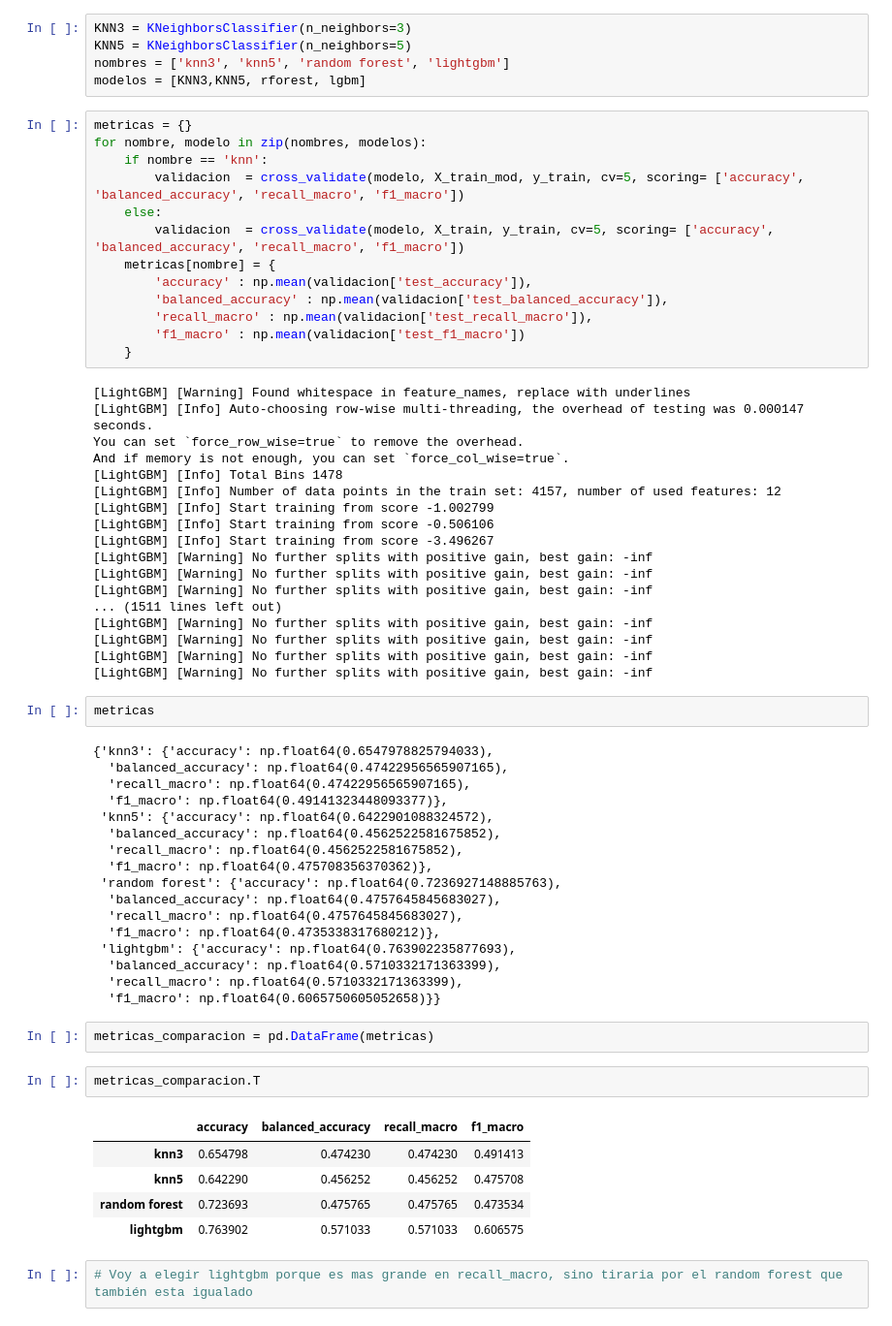
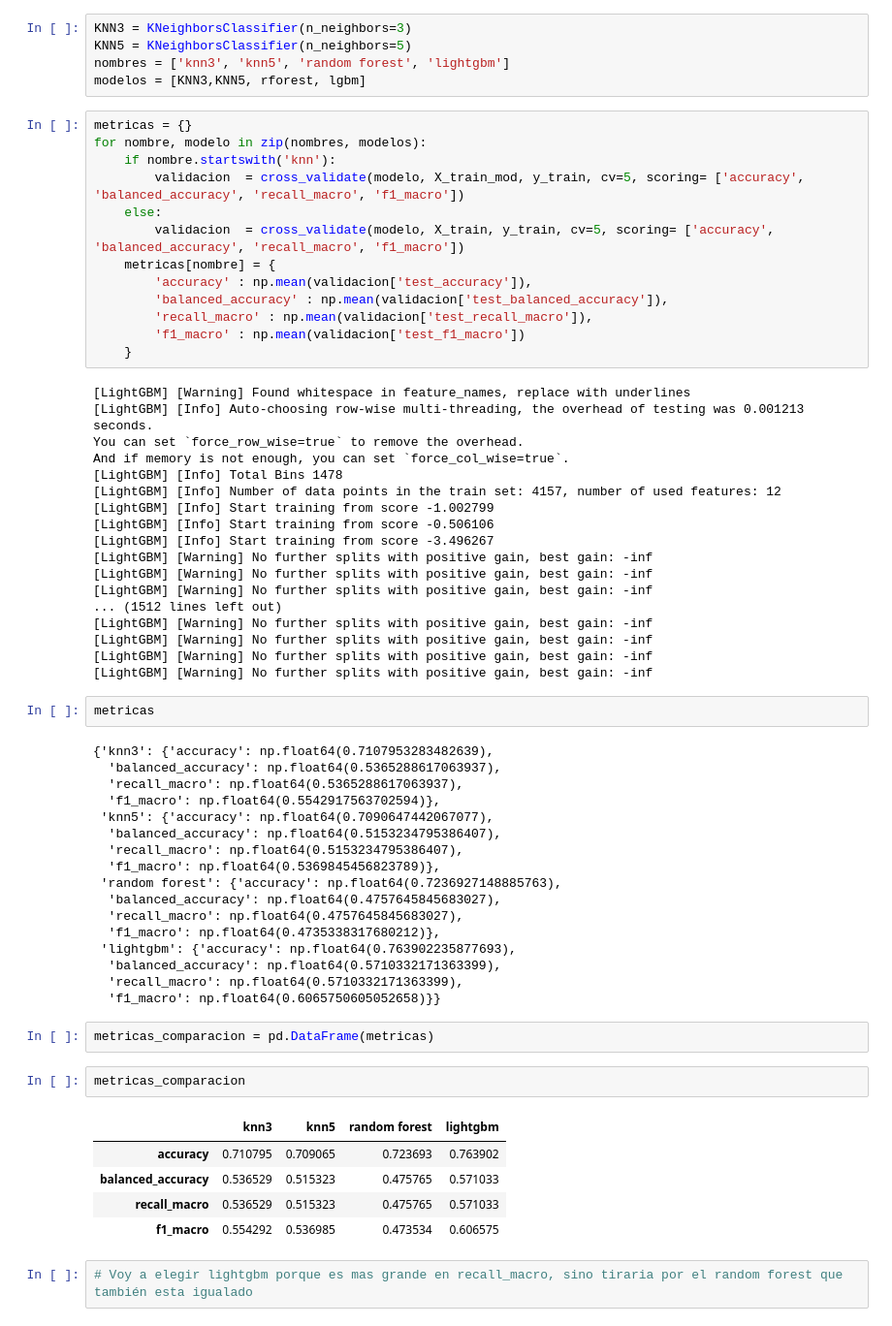
Before and after one commit to cristiancabezas/ONLINE_DS_THEBRIDGE_CRISTIAN, a Jupyter notebook: Sprint_12/Unidad_02/Practica_Obligatoria/18_Practica_Obligatoria_Repaso_Aprendizaje_Supervisado.ipynb, the cells around one changed output. Shown at 97% size. Drawn from its saved outputs; the diff is of its cells as text.

```diff
--- a/Sprint_12/Unidad_02/Practica_Obligatoria/18_Practica_Obligatoria_Repaso_Aprendizaje_Supervisado.ipynb
+++ b/Sprint_12/Unidad_02/Practica_Obligatoria/18_Practica_Obligatoria_Repaso_Aprendizaje_Supervisado.ipynb
@@ -225,7 +225,7 @@ modelos = [KNN3,KNN5, rforest, lgbm]
 # %%
 metricas = {}
 for nombre, modelo in zip(nombres, modelos):
-    if nombre == 'knn':
+    if nombre.startswith('knn'):
         validacion  = cross_validate(modelo, X_train_mod, y_train, cv=5, scoring= ['accuracy', 'balanced_accuracy', 'recall_macro', 'f1_macro'])
     else:
         validacion  = cross_validate(modelo, X_train, y_train, cv=5, scoring= ['accuracy', 'balanced_accuracy', 'recall_macro', 'f1_macro'])
@@ -237,7 +237,7 @@ for nombre, modelo in zip(nombres, modelos):
     }
 # %% [output]
 [LightGBM] [Warning] Found whitespace in feature_names, replace with underlines
-[LightGBM] [Info] Auto-choosing row-wise multi-threading, the overhead of testing was 0.000147 seconds.
+[LightGBM] [Info] Auto-choosing row-wise multi-threading, the overhead of testing was 0.001213 seconds.
 You can set `force_row_wise=true` to remove the overhead.
 And if memory is not enough, you can set `force_col_wise=true`.
 [LightGBM] [Info] Total Bins 1478
@@ -248,7 +248,7 @@ And if memory is not enough, you can set `force_col_wise=true`.
 [LightGBM] [Warning] No further splits with positive gain, best gain: -inf
 [LightGBM] [Warning] No further splits with positive gain, best gain: -inf
 [LightGBM] [Warning] No further splits with positive gain, best gain: -inf
-... (1511 lines left out)
+... (1512 lines left out)
 [LightGBM] [Warning] No further splits with positive gain, best gain: -inf
 [LightGBM] [Warning] No further splits with positive gain, best gain: -inf
 [LightGBM] [Warning] No further splits with positive gain, best gain: -inf
@@ -256,14 +256,14 @@ And if memory is not enough, you can set `force_col_wise=true`.
 # %%
 metricas
 # %% [output]
-{'knn3': {'accuracy': np.float64(0.6547978825794033),
-  'balanced_accuracy': np.float64(0.47422956565907165),
-  'recall_macro': np.float64(0.47422956565907165),
-  'f1_macro': np.float64(0.49141323448093377)},
- 'knn5': {'accuracy': np.float64(0.6422901088324572),
-  'balanced_accuracy': np.float64(0.4562522581675852),
-  'recall_macro': np.float64(0.4562522581675852),
-  'f1_macro': np.float64(0.475708356370362)},
+{'knn3': {'accuracy': np.float64(0.7107953283482639),
+  'balanced_accuracy': np.float64(0.5365288617063937),
+  'recall_macro': np.float64(0.5365288617063937),
+  'f1_macro': np.float64(0.5542917563702594)},
+ 'knn5': {'accuracy': np.float64(0.7090647442067077),
+  'balanced_accuracy': np.float64(0.5153234795386407),
+  'recall_macro': np.float64(0.5153234795386407),
+  'f1_macro': np.float64(0.5369845456823789)},
  'random forest': {'accuracy': np.float64(0.7236927148885763),
   'balanced_accuracy': np.float64(0.4757645845683027),
   'recall_macro': np.float64(0.4757645845683027),
@@ -275,13 +275,13 @@ metricas
 # %%
 metricas_comparacion = pd.DataFrame(metricas)
 # %%
-metricas_comparacion.T
+metricas_comparacion
 # %% [output]
-|  | accuracy | balanced_accuracy | recall_macro | f1_macro |
-| knn3 | 0.654798 | 0.474230 | 0.474230 | 0.491413 |
-| knn5 | 0.642290 | 0.456252 | 0.456252 | 0.475708 |
-| random forest | 0.723693 | 0.475765 | 0.475765 | 0.473534 |
-| lightgbm | 0.763902 | 0.571033 | 0.571033 | 0.606575 |
+|  | knn3 | knn5 | random forest | lightgbm |
+| accuracy | 0.710795 | 0.709065 | 0.723693 | 0.763902 |
+| balanced_accuracy | 0.536529 | 0.515323 | 0.475765 | 0.571033 |
+| recall_macro | 0.536529 | 0.515323 | 0.475765 | 0.571033 |
+| f1_macro | 0.554292 | 0.536985 | 0.473534 | 0.606575 |
 # %%
 # Voy a elegir lightgbm porque es mas grande en recall_macro, sino tiraria por el random forest que también esta igualado
 # %%
```
Also changed, not shown: parts of 2 cells of this notebook.
